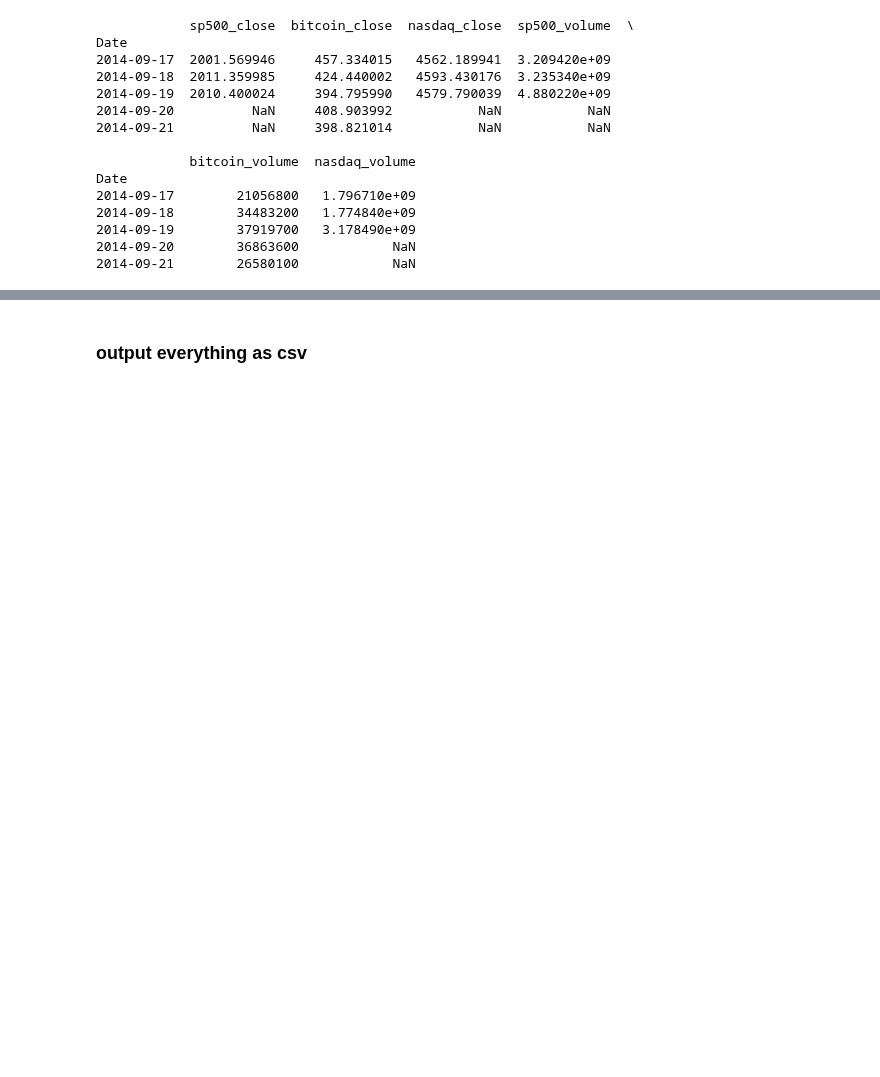
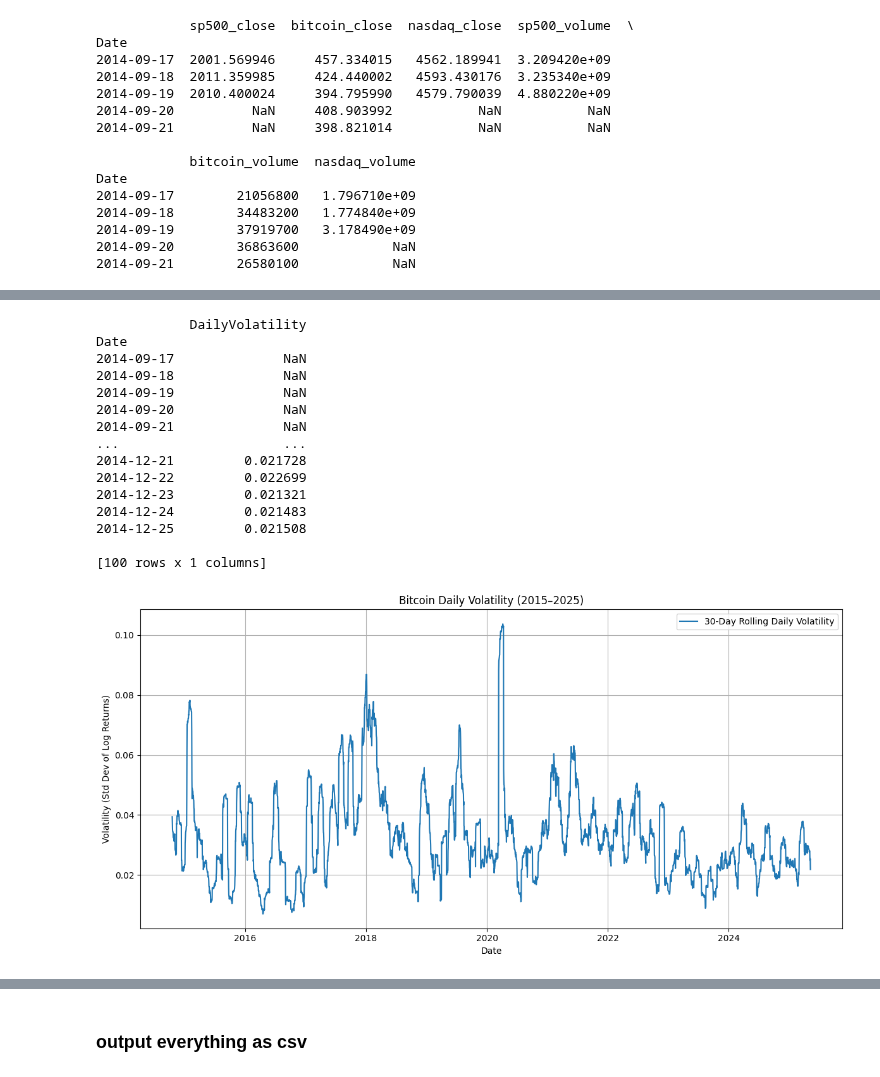
Before and after one commit to pmoll01/COIN2025_VollVertnuetelt, a Jupyter notebook: data/finance_data/finance_data_scrape.ipynb, the cells around one changed output, grey strips where cells are left out. Saved outputs shown, nothing was run; the diff lists cells and outputs as text; code cells hidden in the pictures; blank space fills up the shorter version.

```diff
--- a/data/finance_data/finance_data_scrape.ipynb
+++ b/data/finance_data/finance_data_scrape.ipynb
@@ -229,0 +271,37 @@ Date
+# %%
+# 2. Calculate daily log returns
+btc_data['LogReturn'] = np.log(btc_data['bitcoin_close'] / btc_data['bitcoin_close'].shift(1))
+
+# 3. Calculate rolling daily volatility (e.g. 30-day window)
+btc_data['DailyVolatility'] = btc_data['LogReturn'].rolling(window=30).std()
+
+# 4. Inspect first 100 rows
+print(btc_data[['DailyVolatility']].head(100))
+
+# 5. Plot the daily volatility
+plt.figure(figsize=(12,6))
+plt.plot(btc_data.index, btc_data['DailyVolatility'], label='30-Day Rolling Daily Volatility')
+plt.title('Bitcoin Daily Volatility (2015–2025)')
+plt.xlabel('Date')
+plt.ylabel('Volatility (Std Dev of Log Returns)')
+plt.legend()
+plt.grid(True)
+plt.tight_layout()
+plt.show()
+# %% [output]
+            DailyVolatility
+Date
+2014-09-17              NaN
+2014-09-18              NaN
+2014-09-19              NaN
+2014-09-20              NaN
+2014-09-21              NaN
+...                     ...
+2014-12-21         0.021728
+2014-12-22         0.022699
+2014-12-23         0.021321
+2014-12-24         0.021483
+2014-12-25         0.021508
+
+[100 rows x 1 columns]
+[figure, added]
```
Also changed, not shown: parts of 6 cells of this notebook, 1 other file.
